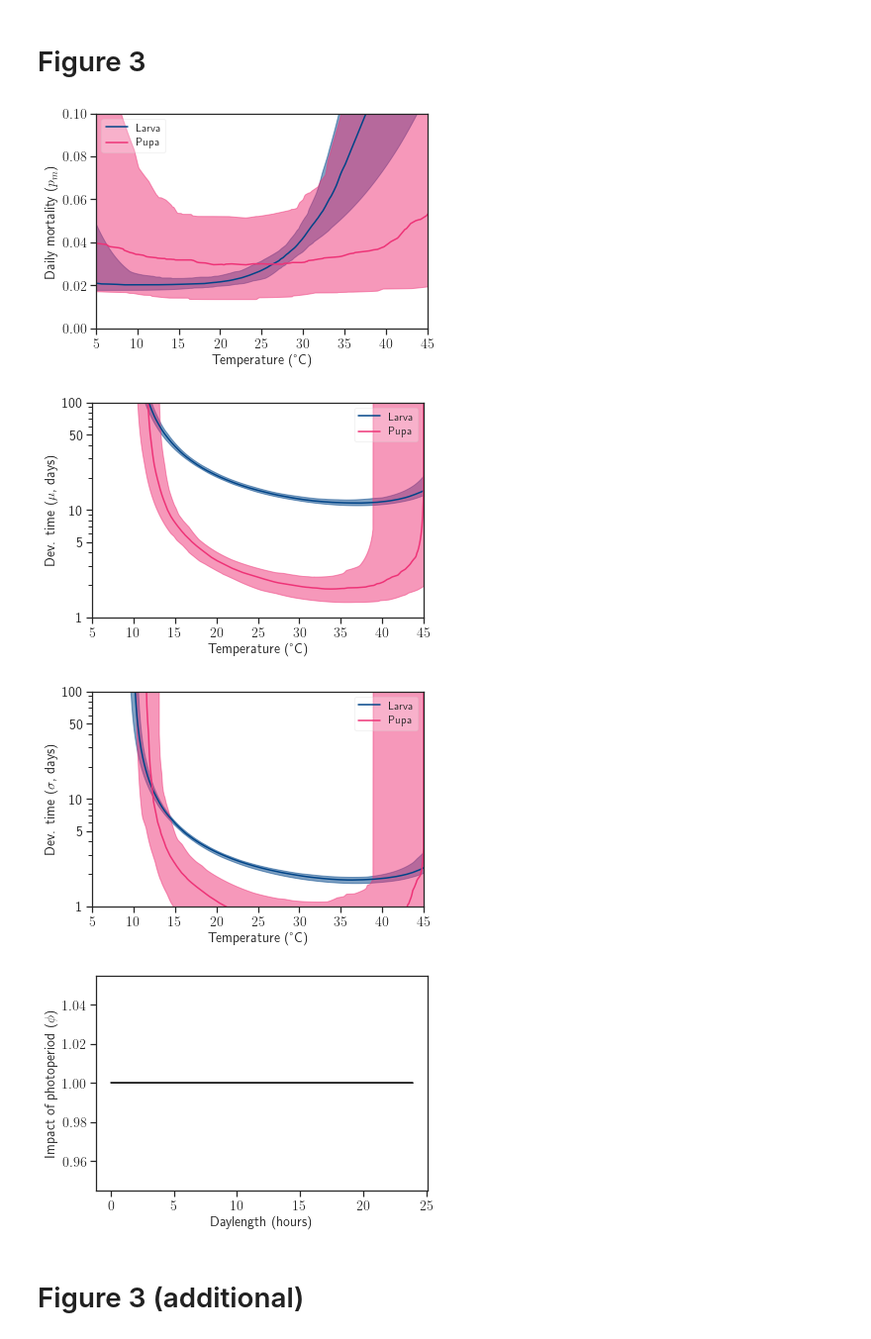
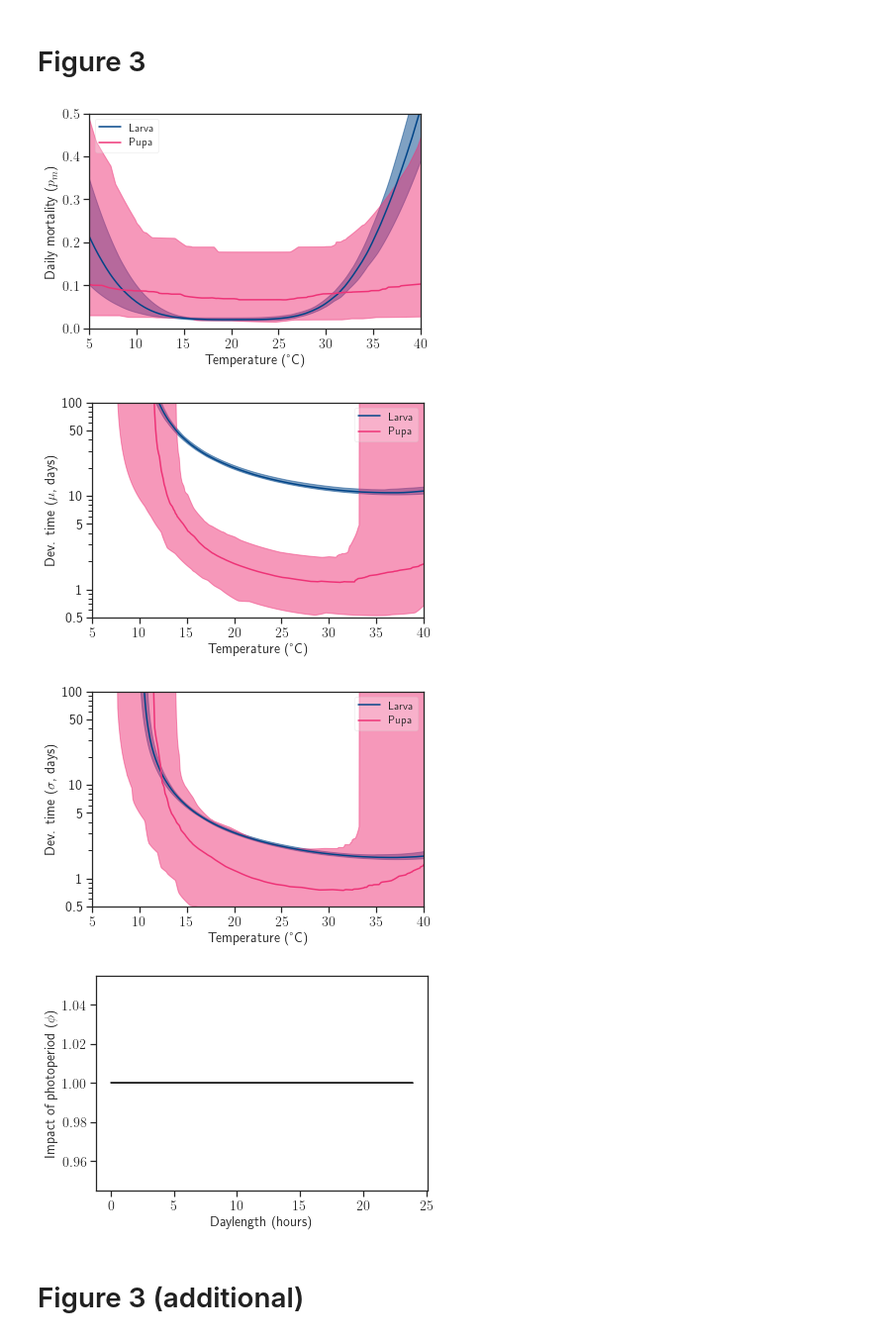
Before and after one commit to kerguler/sPop2-figures, a Jupyter notebook: figures_paper.ipynb, the cells around one changed output. Shown at 99% size. Cells and saved outputs as stored; diff of their text form; code cells hidden in the pictures.

```diff
--- a/figures_paper.ipynb
+++ b/figures_paper.ipynb
@@ -275,12 +275,11 @@ plt.show()
 # Figure 3
 # %%
 paramQ = modelsim.paramQ.copy()
-#model.plotPDC(paramQ, ylog=True, subset=True, rate=False, xlim=[10,35], ylim=[1,100], ylimp=[0,0.1], filename="figures/param_Cxquin_C", filetype='pdf')
-model.plotPDC(paramQ, ylog=True, subset=True, rate=False, xlim=[5,45], ylim=[1,100], ylimp=[0,0.1], filename="figures/param_Cxquin_C", filetype='pdf')
+model.plotPDC(paramQ, ylog=True, subset=True, rate=False, xlim=[5,40], ylim=[0.5,100], ylimp=[0,0.5], filename="figures/param_Cxquin_C", filetype='pdf')
 # %% [output]
-[figure, old version]
+[figure, new version]
-[figure, old version]
+[figure, new version]
-[figure, old version]
+[figure, new version]
 [figure]
 # %% [markdown]
 # Figure 3 (additional)
```
Also changed, not shown: 5 other files.
